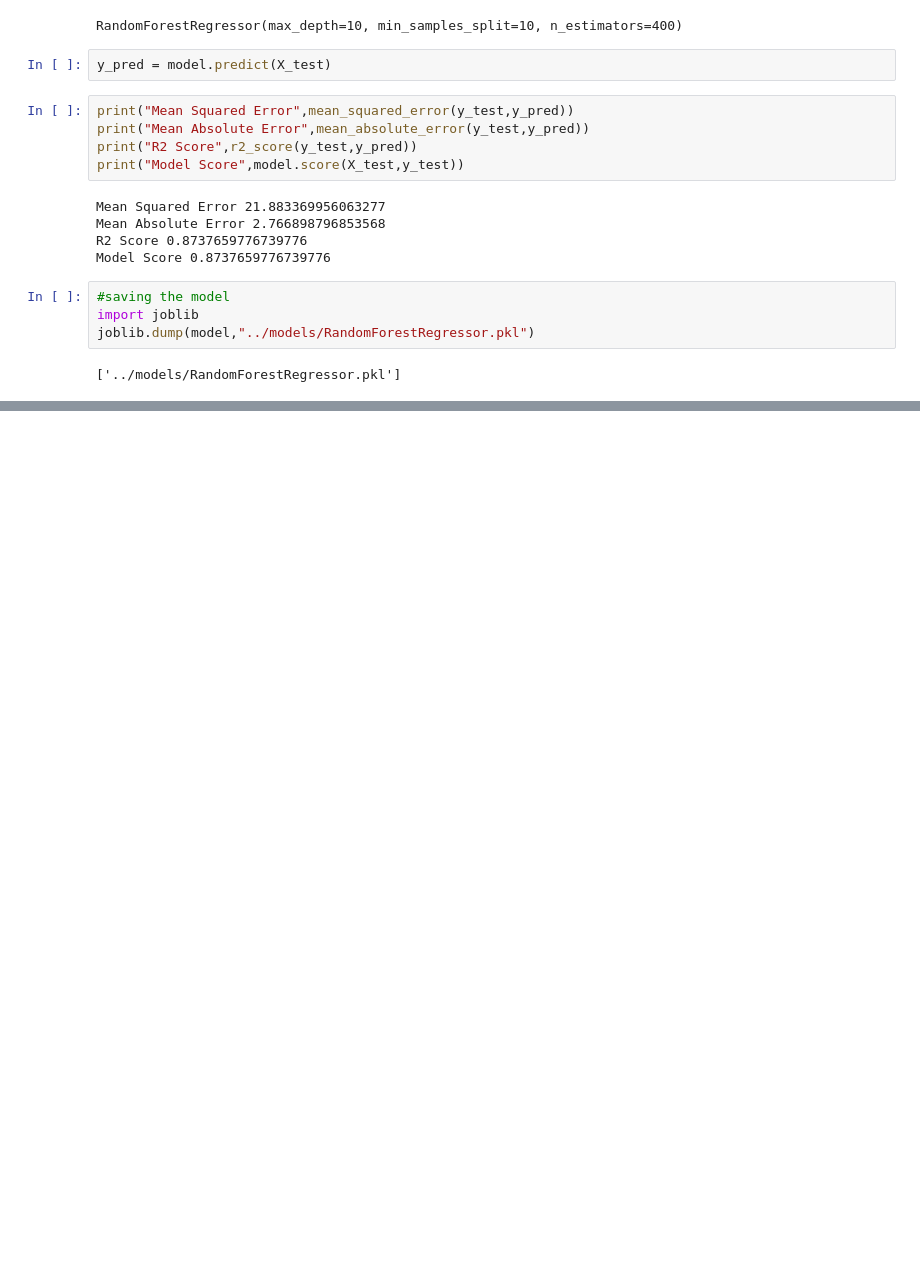
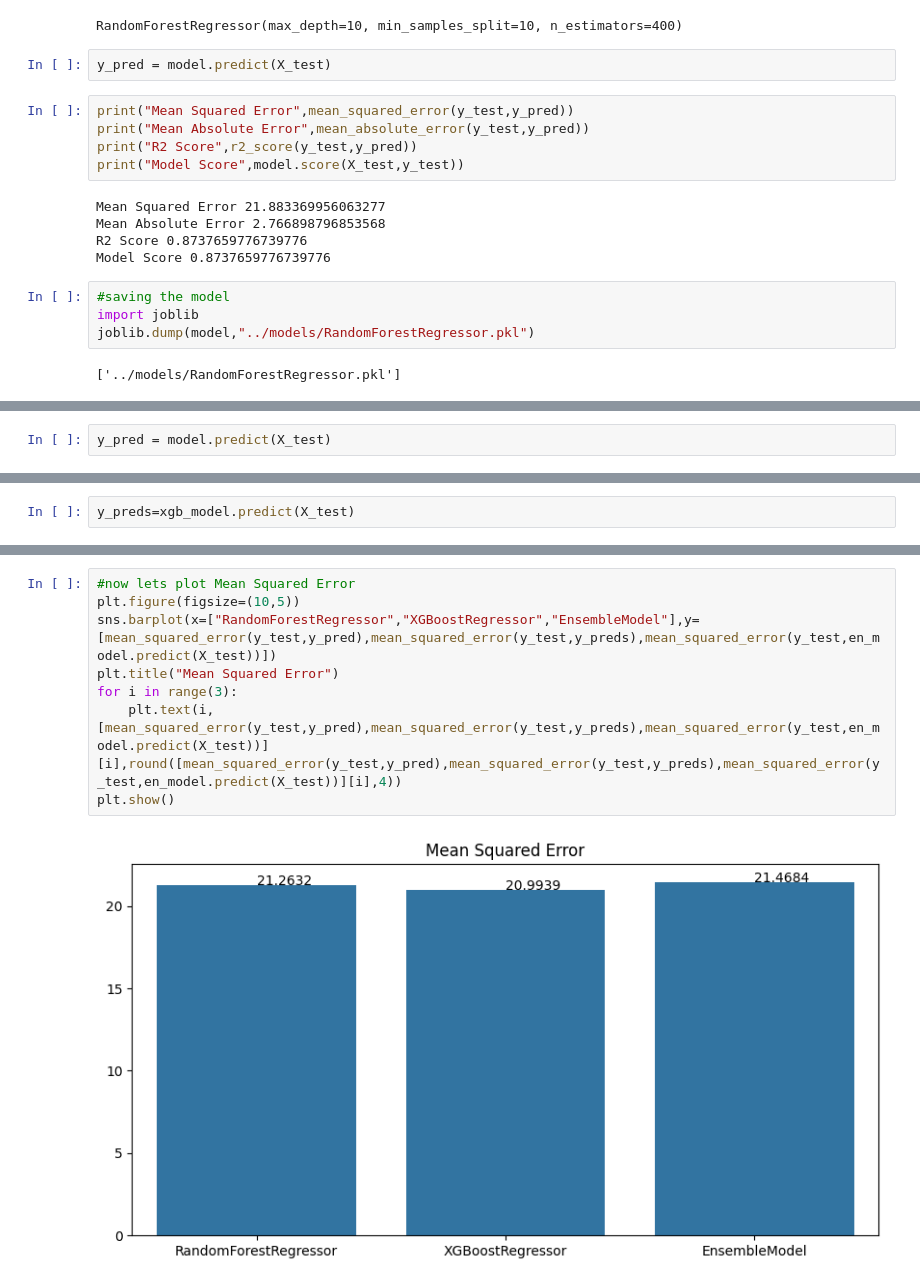
Before and after one commit to hsd2514/isa-task, a Jupyter notebook: notebooks/main.ipynb, the cells around one changed output, grey strips where cells are left out. Cells and saved outputs as stored; diff of their text form; blank space fills up the shorter version.

```diff
--- a/notebooks/main.ipynb
+++ b/notebooks/main.ipynb
@@ -624,0 +766,2 @@ joblib.dump(model,"../models/RandomForestRegressor.pkl")
+# %%
+y_pred = model.predict(X_test)
@@ -624,0 +778,2 @@ joblib.dump(model,"../models/RandomForestRegressor.pkl")
+# %%
+y_preds=xgb_model.predict(X_test)
@@ -624,0 +834,10 @@ joblib.dump(model,"../models/RandomForestRegressor.pkl")
+# %%
+#now lets plot Mean Squared Error
+plt.figure(figsize=(10,5))
+sns.barplot(x=["RandomForestRegressor","XGBoostRegressor","EnsembleModel"],y=[mean_squared_error(y_test,y_pred),mean_squared_error(y_test,y_preds),mean_squared_error(y_test,en_model.predict(X_test))])
+plt.title("Mean Squared Error")
+for i in range(3):
+    plt.text(i,[mean_squared_error(y_test,y_pred),mean_squared_error(y_test,y_preds),mean_squared_error(y_test,en_model.predict(X_test))][i],round([mean_squared_error(y_test,y_pred),mean_squared_error(y_test,y_preds),mean_squared_error(y_test,en_model.predict(X_test))][i],4))
+plt.show()
+# %% [output]
+[figure, added]
```
Also changed, not shown: parts of 54 cells of this notebook, 4 other files.
